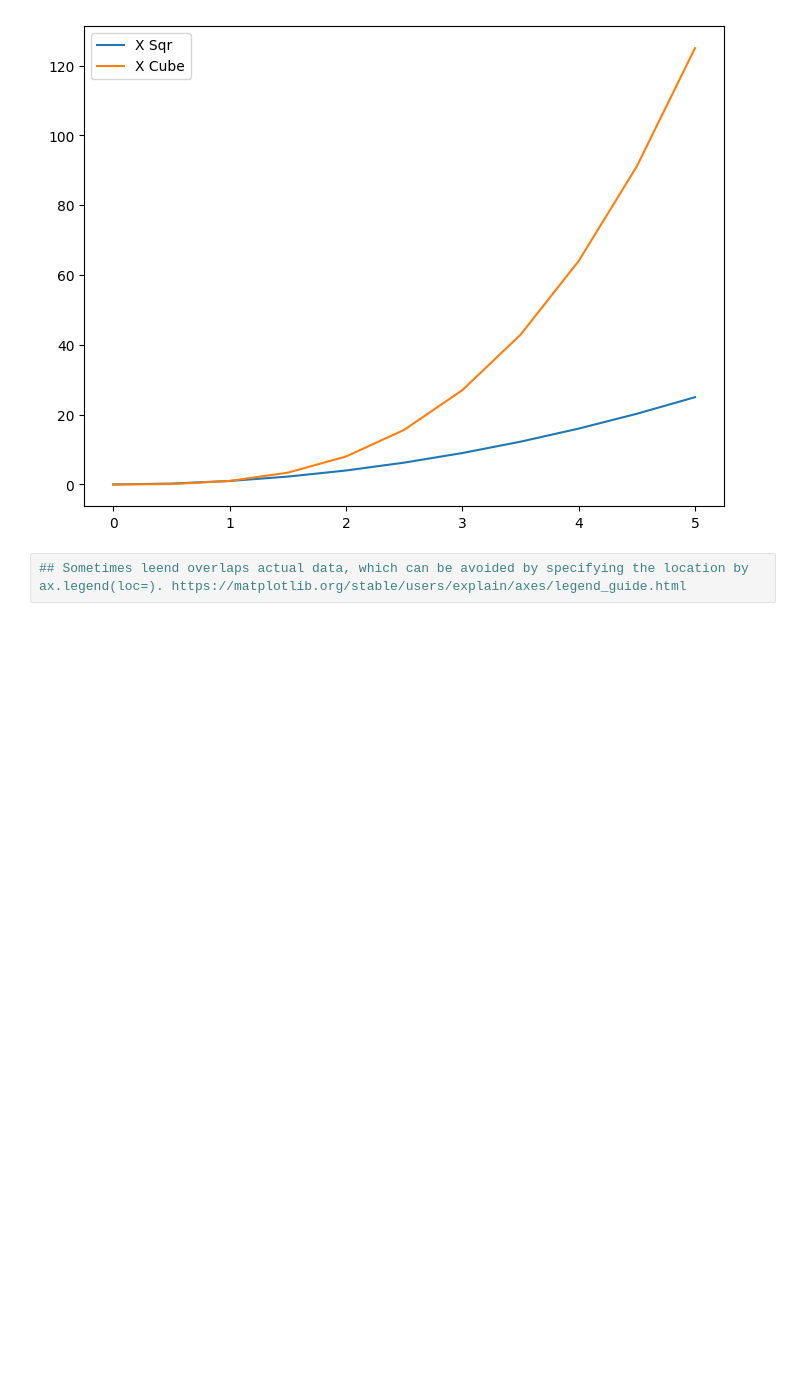
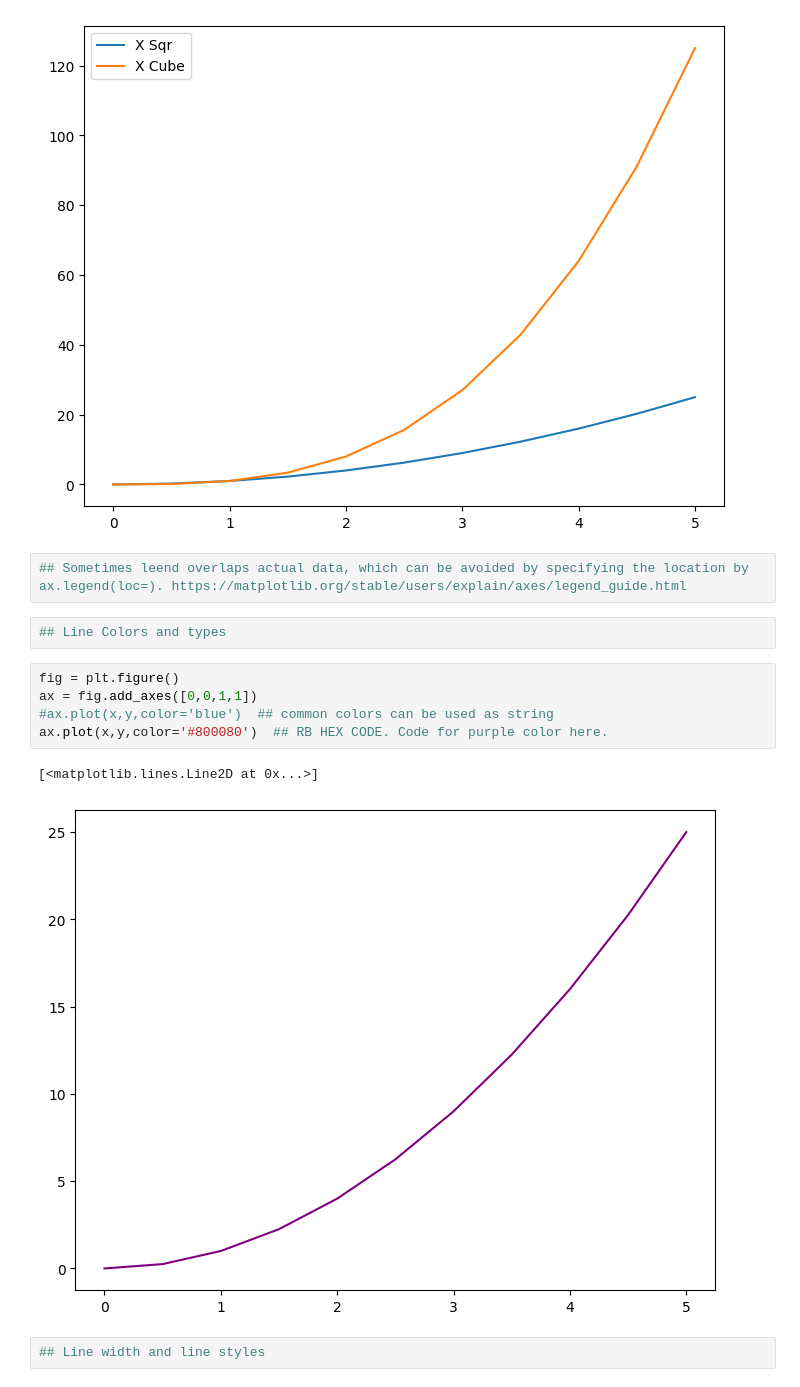
Before and after one commit to dbais76/learn_py, a Jupyter notebook: Data_Visualization/matplotlib_practices_1.ipynb, the cells around one changed output. Cells and saved outputs as stored; diff of their text form; blank space fills up the shorter version.

Commit message:
matplotlib practice and exercises updated.

```diff
--- a/Data_Visualization/matplotlib_practices_1.ipynb
+++ b/Data_Visualization/matplotlib_practices_1.ipynb
@@ -170,3 +170,15 @@ ax.legend()
 [figure]
 # %%
 ## Sometimes leend overlaps actual data, which can be avoided by specifying the location by ax.legend(loc=). https://matplotlib.org/stable/users/explain/axes/legend_guide.html
+# %%
+## Line Colors and types
+# %%
+fig = plt.figure()
+ax = fig.add_axes([0,0,1,1])
+#ax.plot(x,y,color='blue')  ## common colors can be used as string
+ax.plot(x,y,color='#800080')  ## RB HEX CODE. Code for purple color here.
+# %% [output]
+[<matplotlib.lines.Line2D at 0x...>]
+[figure, added]
+# %%
+## Line width and line styles
```
Also changed, not shown: parts of 18 cells of this notebook.
